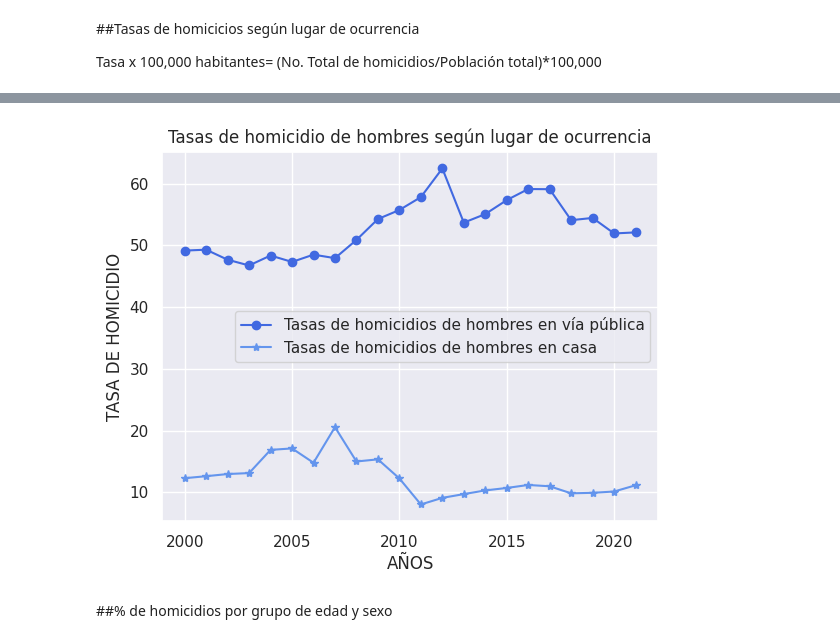
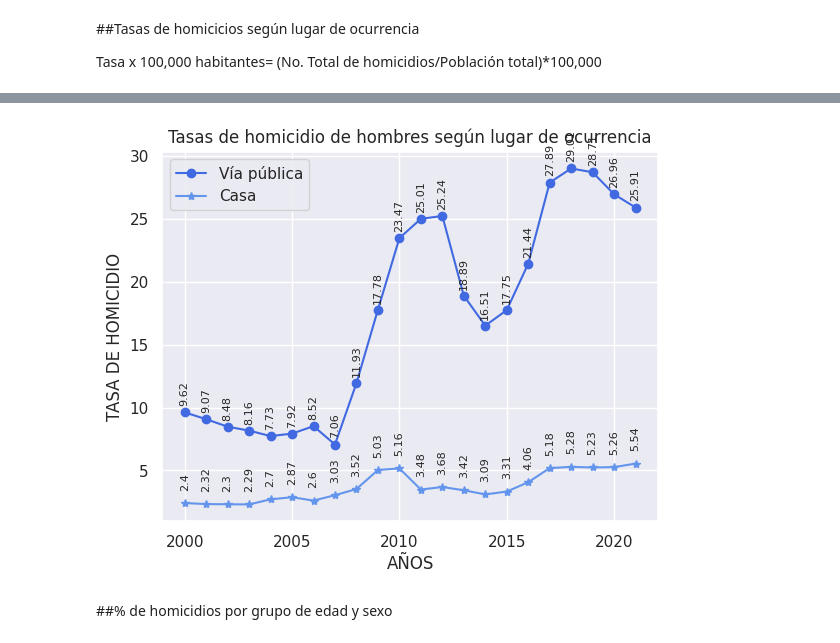
Before and after one commit to FreMeli/ASE_1, a Jupyter notebook: Lugar_Edo_Sex.ipynb, the cells around one changed output, grey strips where cells are left out. Cells and saved outputs as stored; diff of their text form; code cells hidden in the pictures.

```diff
--- a/Lugar_Edo_Sex.ipynb
+++ b/Lugar_Edo_Sex.ipynb
@@ -245,6 +244,6 @@ tasas_Hom_C=[]
 tasas_Muj_C=[]
 j=0
 for i in range(0,len(df_Homicidio)-33,33):
-  tasas_Hom_C.append((hom_C[j]/float(df_Homicidio.iloc[i]['Hombre']) )*100 )
-  tasas_Muj_C.append((muj_C[j]/float(df_Homicidio.iloc[i]['Mujer']))*100)
+  tasas_Hom_C.append((hom_C[j]/float(df_PT.iloc[i]['HOMBRES']) )*100000 )
+  tasas_Muj_C.append((muj_C[j]/float(df_PT.iloc[i]['MUJERES']))*100000)
   j=j+1
@@ -274,8 +273,8 @@ tasas_Hom_V=[]
 tasas_Muj_V=[]
 j=0
 for i in range(0,len(df_Homicidio)-33,33):
-  tasas_Hom_V.append((hom_v[j]/float(df_Homicidio.iloc[i]['Hombre']) )*100 )
-  tasas_Muj_V.append((muj_v[j]/float(df_Homicidio.iloc[i]['Mujer']))*100)
+  tasas_Hom_V.append((hom_v[j]/float(df_PT.iloc[i]['HOMBRES']) )*100000 )
+  tasas_Muj_V.append((muj_v[j]/float(df_PT.iloc[i]['MUJERES']))*100000)
   j=j+1
 # %%
 tasas_Hom_V
@@ -300,11 +299,20 @@ tasas_Hom_V
 # %%
-plt.plot(years,tasas_Muj_C, label='Tasas de homicidios de mujeres en vía pública', color='#8B008B', marker='o')
-plt.plot(years, tasas_Muj_V, label='Tasas de homicidios de mujeres en casa', color='#C71585', marker='*')
+# Modificar el tamaño de la letra
+plt.rcParams.update({'font.size': 8})
+
+plt.plot(years,tasas_Muj_C, label='Vía pública', color='#8B008B', marker='o')
+for x, y in zip(years, tasas_Muj_C):
+    plt.text(x, y-0.05, f'{round(y, 2)}', ha='center', va='top', rotation=90)
+
+plt.plot(years, tasas_Muj_V, label='Casa', color='#C71585', marker='*')
+for x, y in zip(years, tasas_Muj_V):
+    plt.text(x, y+0.05, f'{round(y, 2)}', ha='center', va='bottom', rotation=90)
+
 plt.xlabel('AÑOS')#Nombre del eje
 plt.ylabel('TASA DE HOMICIDIO')
 plt.title('Tasas de homicidio de mujeres según lugar de ocurrencia') #Título del gráfico
 plt.grid(True) #Para que se marquen los cuadritos
 plt.legend() #Para que se visualicen las labels que establecimos arriba
 plt.show()
-plt.savefig("Tasas de homicidio de mujeres por lugar de ocurrencia.png")
+#plt.savefig("Tasas de homicidio de mujeres por lugar de ocurrencia.png")
 # %% [output]
@@ -313,14 +320,23 @@ plt.savefig("Tasas de homicidio de mujeres por lugar de ocurrencia.png")
 # %%
-plt.plot(years,tasas_Hom_C, label='Tasas de homicidios de hombres en vía pública', color='#4169E1', marker='o')
-plt.plot(years, tasas_Hom_V, label='Tasas de homicidios de hombres en casa', color='#6495ED', marker='*')
+# Modificar el tamaño de la letra
+plt.rcParams.update({'font.size': 8})
+
+plt.plot(years,tasas_Hom_C, label='Vía pública', color='#4169E1', marker='o')
+for x, y in zip(years, tasas_Hom_C):
+    plt.text(x, y+0.5, f'{round(y, 2)}', ha='center', va='bottom', rotation=90)
+
+plt.plot(years, tasas_Hom_V, label='Casa', color='#6495ED', marker='*')
+for x, y in zip(years, tasas_Hom_V):
+    plt.text(x, y+1, f'{round(y, 2)}', ha='center', va='bottom', rotation=90)
+
 plt.xlabel('AÑOS')#Nombre del eje
 plt.ylabel('TASA DE HOMICIDIO')
 plt.title('Tasas de homicidio de hombres según lugar de ocurrencia') #Título del gráfico
 plt.grid(True) #Para que se marquen los cuadritos
-plt.legend() #Para que se visualicen las labels que establecimos arriba
+plt.legend(loc='upper left') #Para que se visualicen las labels que establecimos arriba
 plt.show()
 # %% [output]
-[figure, old version]
+[figure, new version]
 # %% [markdown]
 ##% de homicidios por grupo de edad y sexo
 # %%
```
Also changed, not shown: parts of 24 cells of this notebook.
